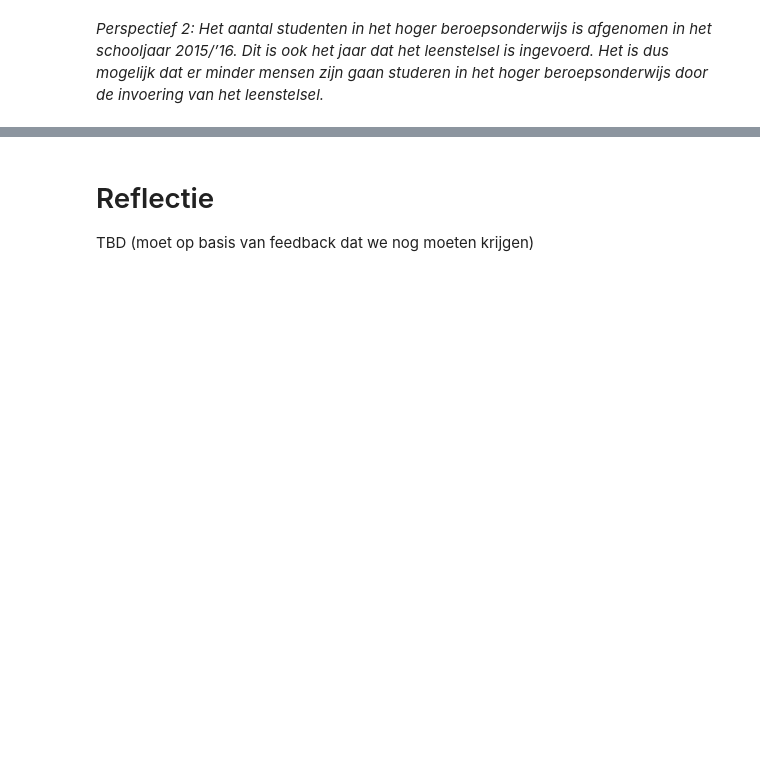
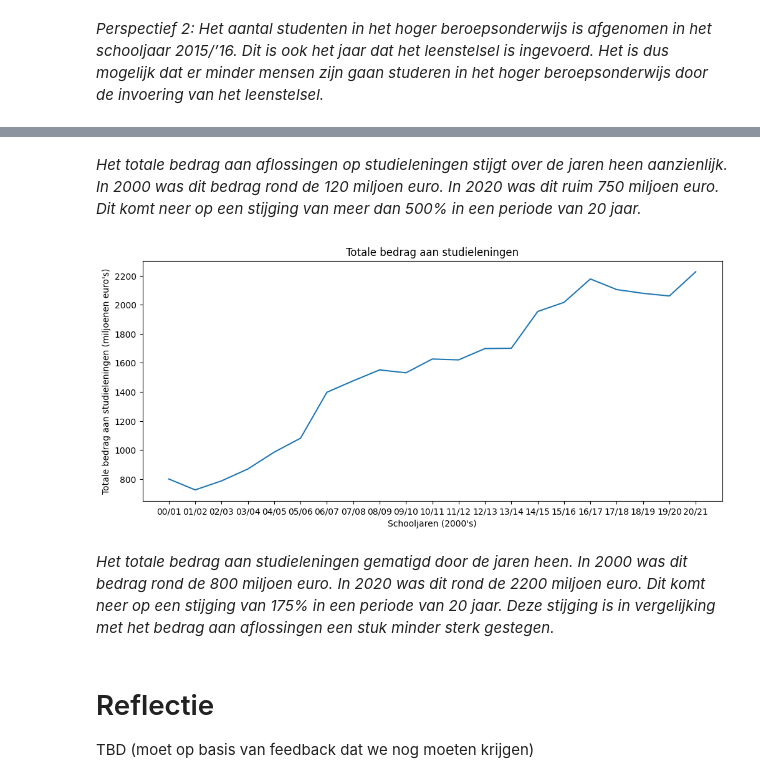
Before and after one commit to AbeDijkstra03/DataStory, a Jupyter notebook: _sources/docs/home.ipynb, the cells around one changed output, grey strips where cells are left out. Saved outputs shown, nothing was run; the diff lists cells and outputs as text; code cells hidden in the pictures; blank space fills up the shorter version.

```diff
--- a/_sources/docs/home.ipynb
+++ b/_sources/docs/home.ipynb
@@ -122,3 +165,17 @@ _Perspectief 2: Het aantal studenten in het hoger beroepsonderwijs is afgenomen
+# %% [markdown]
+_Het totale bedrag aan aflossingen op studieleningen stijgt over de jaren heen aanzienlijk. In 2000 was dit bedrag rond de 120 miljoen euro. In 2020 was dit ruim 750 miljoen euro. Dit komt neer op een stijging van meer dan 500% in een periode van 20 jaar._
+# %%
+plt.figure(figsize=(12, 5))
+plt.plot(merged_spj_uitgaven['Perioden'], merged_spj_uitgaven['StudiefinancieringLeningen_14'])
+plt.xlabel('Schooljaren (2000\'s)')
+plt.ylabel('Totale bedrag aan studieleningen (miljoenen euro\'s)')
+plt.title('Totale bedrag aan studieleningen')
+
+plt.show()
+# %% [output]
+[figure, added]
+# %% [markdown]
+_Het totale bedrag aan studieleningen gematigd door de jaren heen. In 2000 was dit bedrag rond de 800 miljoen euro. In 2020 was dit rond de 2200 miljoen euro. Dit komt neer op een stijging van 175% in een periode van 20 jaar. Deze stijging is in vergelijking met het bedrag aan aflossingen een stuk minder sterk gestegen._
 # %% [markdown]
 # Reflectie
 
```
Also changed, not shown: parts of 12 cells of this notebook, 5 other files.
